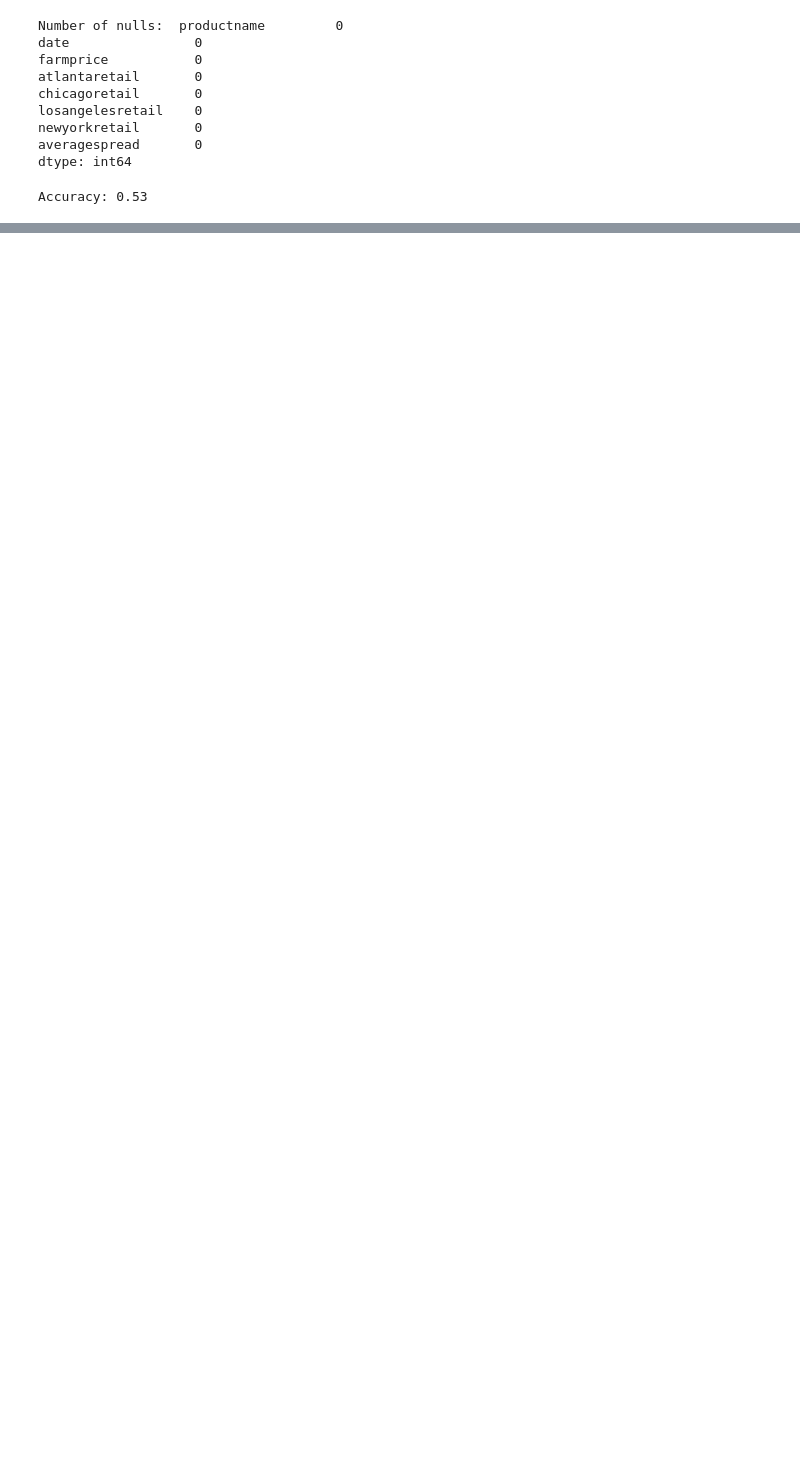
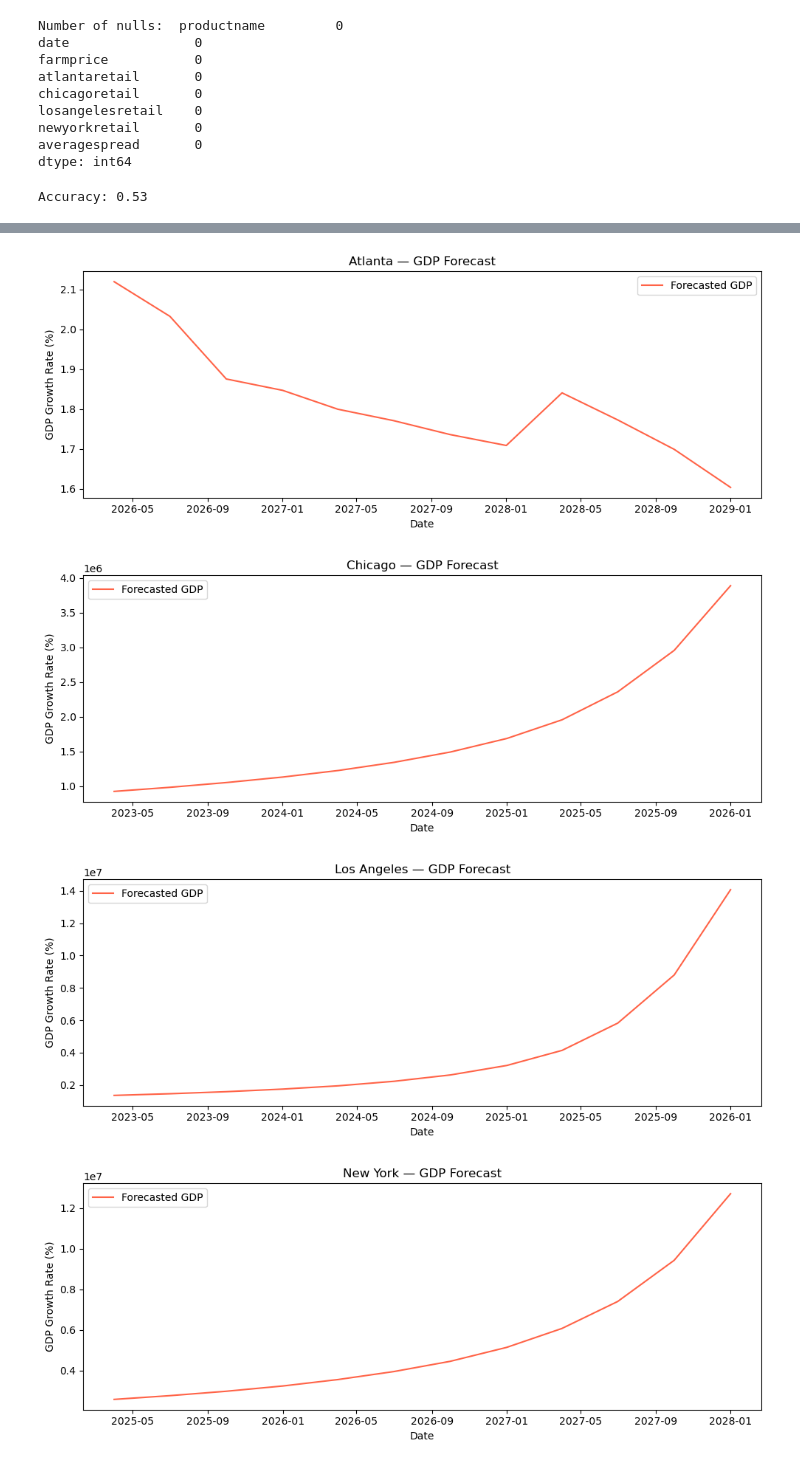
Before and after one commit to alexawiker359/404GroupProject, a Jupyter notebook: Data_Exploration.ipynb, the cells around one changed output, grey strips where cells are left out. Drawn from its saved outputs; the diff is of its cells as text; code cells hidden in the pictures; blank space fills up the shorter version.

```diff
--- a/Data_Exploration.ipynb
+++ b/Data_Exploration.ipynb
@@ -275,0 +302,53 @@ Nectarines                 LSTM MSE=0.0165  Naive MSE=0.0056
+# %%
+LST_WINDOW = 12
+FORECAST_STEPS = 12
+city_forecasts = {}
+
+for city in gdp_combined['City'].unique():
+    scaler = city_scalers[city]
+    city_vals = gdp_combined[gdp_combined['City'] == city]['GDP'].values.reshape(-1, 1)
+    scaled_data = scaler.fit_transform(city_vals)
+
+    X, y = [], []
+    for i in range(len(scaled_data) - LST_WINDOW):
+        X.append(scaled_data[i : i + LST_WINDOW])
+        y.append(scaled_data[i + LST_WINDOW])
+    X, y = np.array(X), np.array(y)
+
+    model = Sequential([
+        Input(shape=(LST_WINDOW, 1)),
+        LSTM(50, activation='relu'),
+        Dense(1)
+    ])
+    model.compile(optimizer='adam', loss='mse')
+    model.fit(X, y, epochs=100, verbose=0)
+
+    current_batch = scaled_data[-LST_WINDOW:].reshape((1, LST_WINDOW, 1))
+    future_preds = []
+
+    for _ in range(FORECAST_STEPS):
+        pred = model(current_batch, training=False).numpy()[0, 0]
+        future_preds.append(pred)
+        current_batch = np.roll(current_batch, -1, axis=1)
+        current_batch[0, -1, 0] = pred
+
+    city_forecasts[city] = scaler.inverse_transform(np.array(future_preds).reshape(-1, 1)).flatten()
+
+for city in city_forecasts:
+    city_dates = gdp_combined[gdp_combined['City'] == city]['DATE'].values
+    last_date = pd.to_datetime(city_dates[-1])
+    future_dates = pd.date_range(start=last_date, periods=FORECAST_STEPS + 1, freq='QS')[1:]
+
+    plt.figure(figsize=(10, 4))
+    plt.plot(future_dates, city_forecasts[city], label='Forecasted GDP', color='tomato')
+    plt.title(f'{city} — GDP Forecast')
+    plt.xlabel('Date')
+    plt.ylabel('GDP Growth Rate (%)')
+    plt.legend()
+    plt.tight_layout()
+    plt.show()
+# %% [output]
+[figure, added]
+[figure, added]
+[figure, added]
+[figure, added]
```
Also changed, not shown: parts of 10 cells of this notebook, 5 other files.
